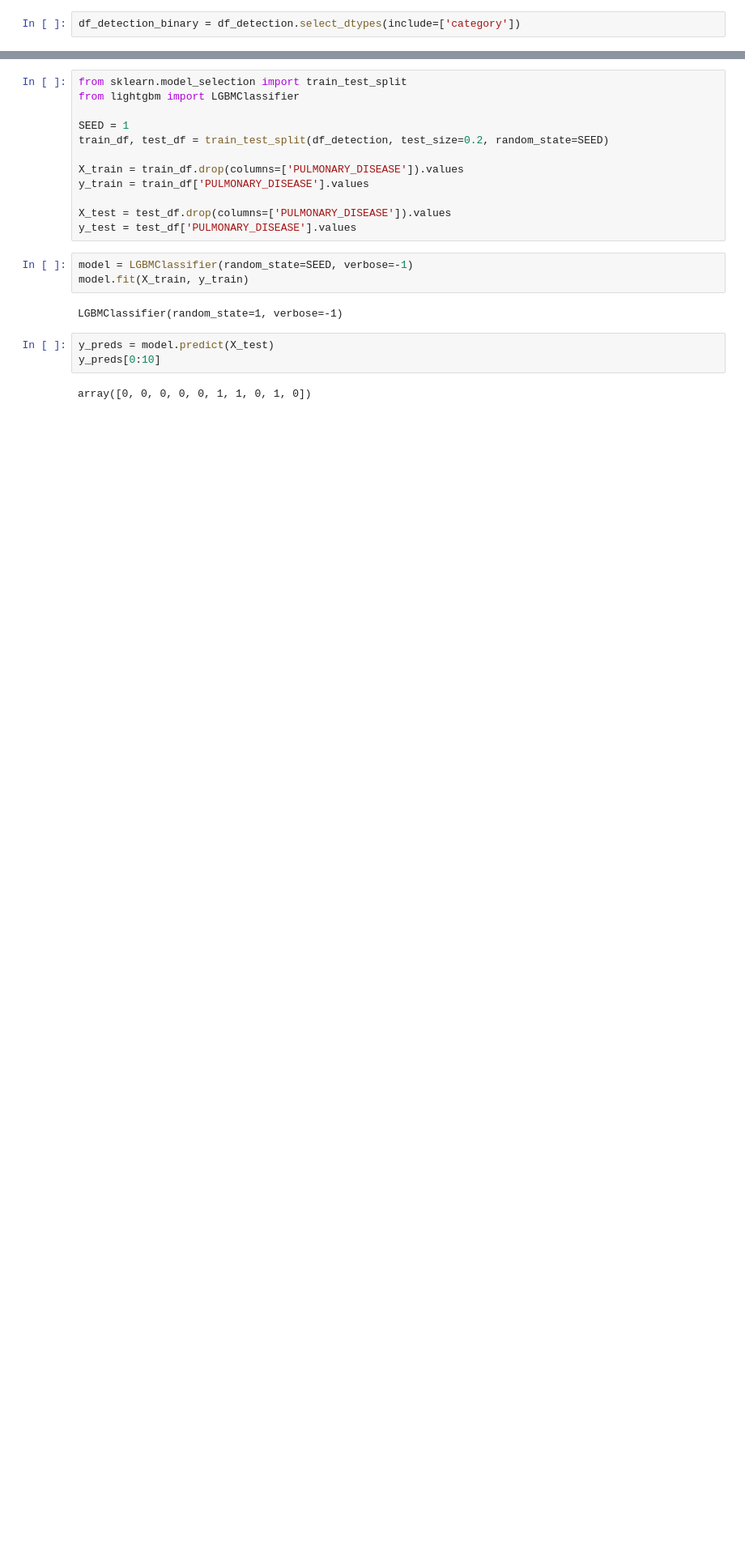
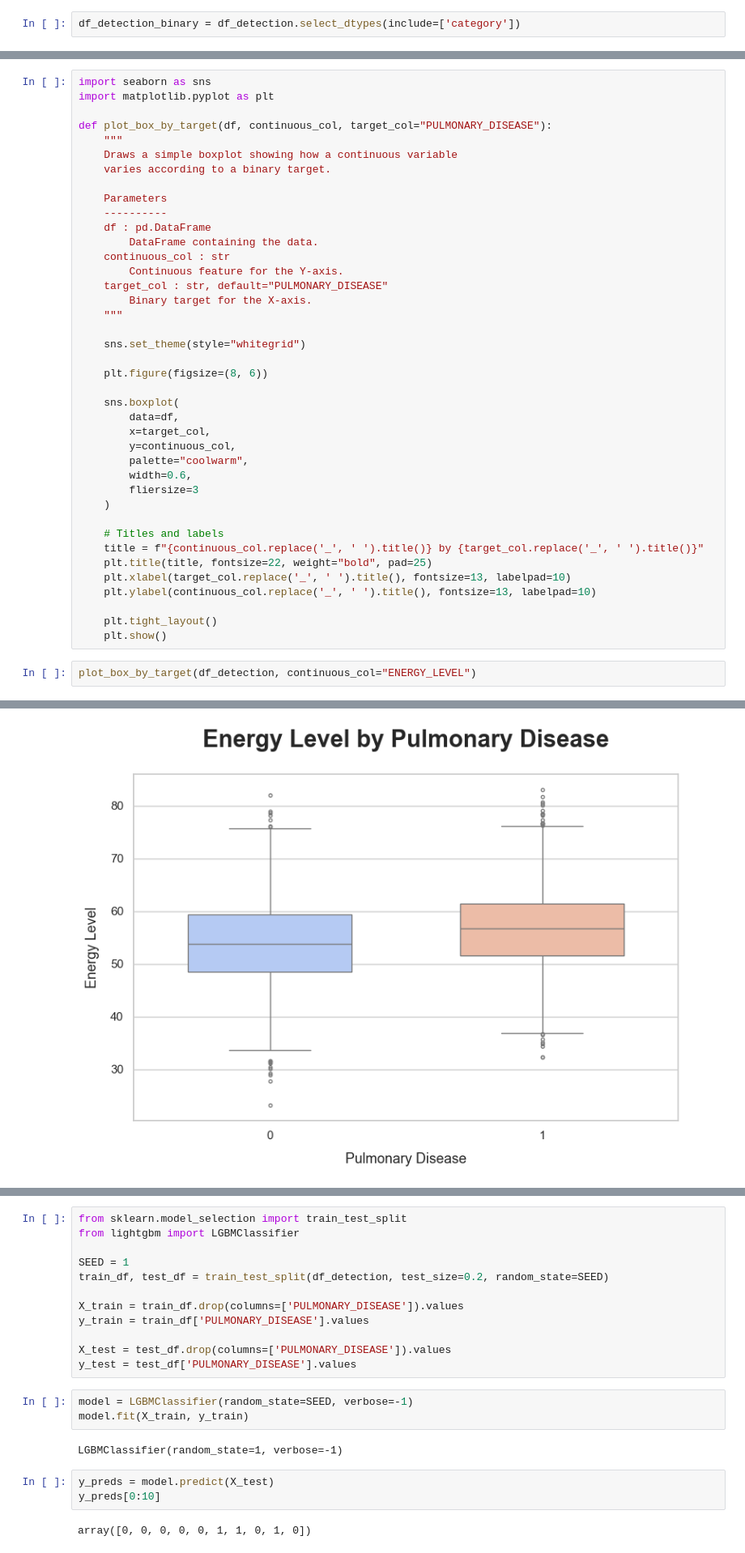
Before and after one commit to jrafaelpena/curso-si-puj, a Jupyter notebook: workspace/jrpg/0-comparacion-modelos.ipynb, the cells around one changed output, grey strips where cells are left out. Shown: that part at 81% size. Saved outputs shown, nothing was run; the diff lists cells and outputs as text; blank space fills up the shorter version.

```diff
--- a/workspace/jrpg/0-comparacion-modelos.ipynb
+++ b/workspace/jrpg/0-comparacion-modelos.ipynb
@@ -228,0 +346,43 @@ plt.show()
+# %%
+import seaborn as sns
+import matplotlib.pyplot as plt
+
+def plot_box_by_target(df, continuous_col, target_col="PULMONARY_DISEASE"):
+    """
+    Draws a simple boxplot showing how a continuous variable
+    varies according to a binary target.
+
+    Parameters
+    ----------
+    df : pd.DataFrame
+        DataFrame containing the data.
+    continuous_col : str
+        Continuous feature for the Y-axis.
+    target_col : str, default="PULMONARY_DISEASE"
+        Binary target for the X-axis.
+    """
+
+    sns.set_theme(style="whitegrid")
+
+    plt.figure(figsize=(8, 6))
+
+    sns.boxplot(
+        data=df,
+        x=target_col,
+        y=continuous_col,
+        palette="coolwarm",
+        width=0.6,
+        fliersize=3
+    )
+
+    # Titles and labels
+    title = f"{continuous_col.replace('_', ' ').title()} by {target_col.replace('_', ' ').title()}"
+    plt.title(title, fontsize=22, weight="bold", pad=25)
+    plt.xlabel(target_col.replace('_', ' ').title(), fontsize=13, labelpad=10)
+    plt.ylabel(continuous_col.replace('_', ' ').title(), fontsize=13, labelpad=10)
+
+    plt.tight_layout()
+    plt.show()
+# %%
+plot_box_by_target(df_detection, continuous_col="ENERGY_LEVEL")
+# %% [output]
@@ -228,0 +392 @@ plt.show()
+[figure, added]
```
Also changed, not shown: parts of 11 cells of this notebook, 13 other files.
